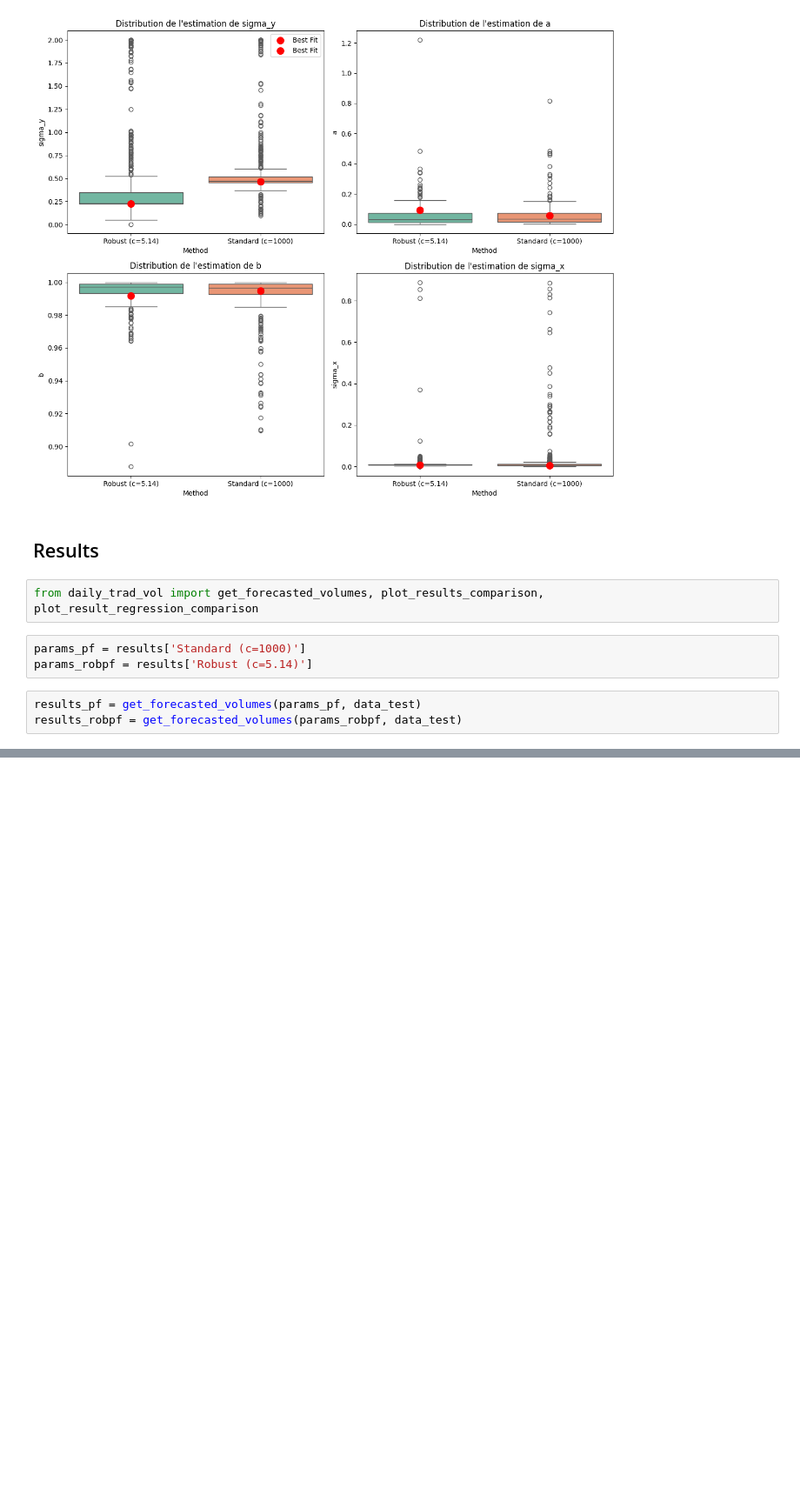
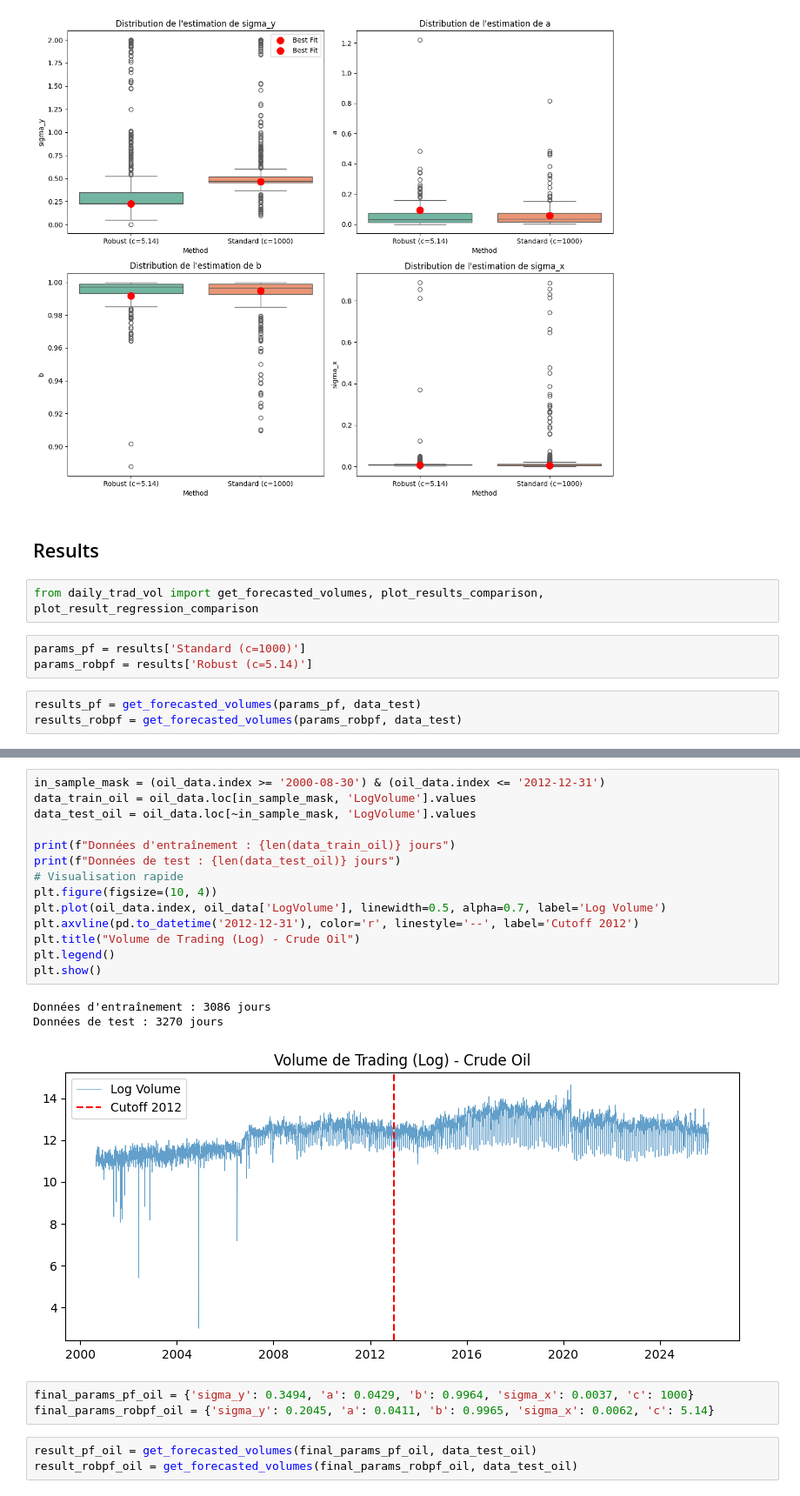
Before and after one commit to B4stou/SMC---Robust-Filtering, a Jupyter notebook: main.ipynb, the cells around one changed output, grey strips where cells are left out. Shown at 87% size. Cells and saved outputs as stored; diff of their text form; blank space fills up the shorter version.

```diff
--- a/main.ipynb
+++ b/main.ipynb
@@ -654,0 +667,24 @@ Improvement with Robust PF:
+# %%
+in_sample_mask = (oil_data.index >= '2000-08-30') & (oil_data.index <= '2012-12-31')
+data_train_oil = oil_data.loc[in_sample_mask, 'LogVolume'].values
+data_test_oil = oil_data.loc[~in_sample_mask, 'LogVolume'].values
+
+print(f"Données d'entraînement : {len(data_train_oil)} jours")
+print(f"Données de test : {len(data_test_oil)} jours")
+# Visualisation rapide
+plt.figure(figsize=(10, 4))
+plt.plot(oil_data.index, oil_data['LogVolume'], linewidth=0.5, alpha=0.7, label='Log Volume')
+plt.axvline(pd.to_datetime('2012-12-31'), color='r', linestyle='--', label='Cutoff 2012')
+plt.title("Volume de Trading (Log) - Crude Oil")
+plt.legend()
+plt.show()
+# %% [output]
+Données d'entraînement : 3086 jours
+Données de test : 3270 jours
+[figure, added]
+# %%
+final_params_pf_oil = {'sigma_y': 0.3494, 'a': 0.0429, 'b': 0.9964, 'sigma_x': 0.0037, 'c': 1000}
+final_params_robpf_oil = {'sigma_y': 0.2045, 'a': 0.0411, 'b': 0.9965, 'sigma_x': 0.0062, 'c': 5.14}
+# %%
+result_pf_oil = get_forecasted_volumes(final_params_pf_oil, data_test_oil)
+result_robpf_oil = get_forecasted_volumes(final_params_robpf_oil, data_test_oil)
```
Also changed, not shown: parts of 21 cells of this notebook, 1 other file.
